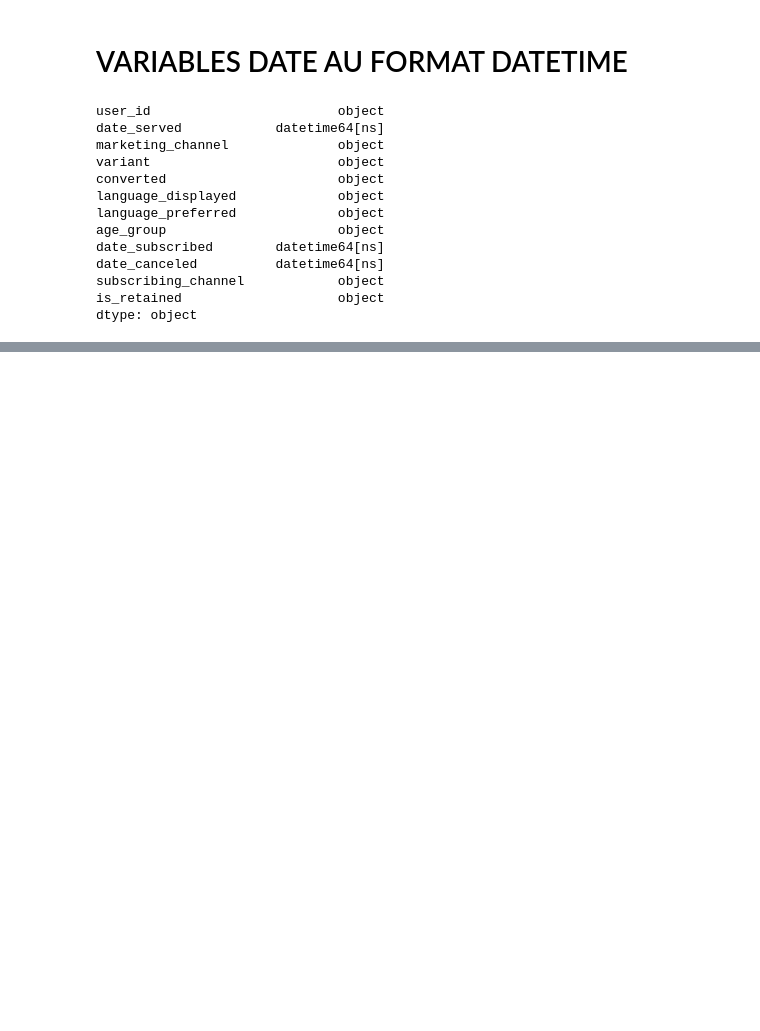
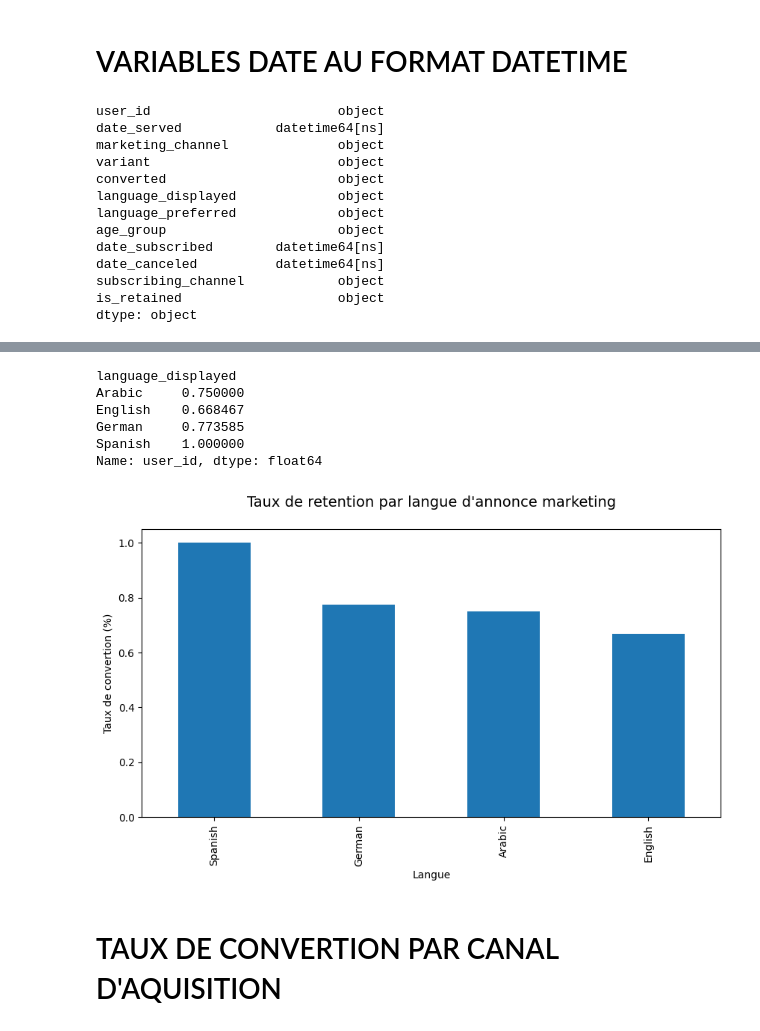
Before and after one commit to compo90/Projet_Analyse_Marketing, a Jupyter notebook: analyse_marketing.ipynb, the cells around one changed output, grey strips where cells are left out. Cells and saved outputs as stored; diff of their text form; code cells hidden in the pictures; blank space fills up the shorter version.

```diff
--- a/analyse_marketing.ipynb
+++ b/analyse_marketing.ipynb
@@ -123,0 +238,8 @@ marketing_df.head()
+# %%
+# Calcul du taux de retention global d'un mois
+   #nombres de personnes qui sont restees abonnees
+retained = marketing_df[marketing_df['is_retained']==True]['user_id'].nunique()
+
+  # Taux de retention
+taux_retention_global = retained/n_souscripteurs
+print("Le taux de retention global est de ", round(taux_retention_global*100, 2), '%')
@@ -123,0 +310,9 @@ marketing_df.head()
+# %%
+# Fonction de calcul du taux de retention
+def retention_rate(dataframe, column_names):
+    retained = dataframe[dataframe['is_retained']==True].groupby(column_names)['user_id'].nunique()
+    converted = dataframe[dataframe['converted']==True].groupby(column_names)['user_id'].nunique()
+    retention_rate = retained/converted
+    return retention_rate
+# Appel de la fonction retention_rate
+retention_rate(marketing_df, ['subscribing_channel'])
@@ -123,0 +327,29 @@ marketing_df.head()
+# %%
+# Taux de retentio par langue affichee
+taux_retention_par_langue = retention_rate(marketing_df, ['language_displayed'])
+
+taux_retention_par_langue
+# %% [output]
+language_displayed
+Arabic     0.750000
+English    0.668467
+German     0.773585
+Spanish    1.000000
+Name: user_id, dtype: float64
+# %%
+# Visualisation des resultats
+plt.figure(figsize=(10, 5))
+
+taux_retention_par_langue.sort_values(ascending=False).plot(kind='bar')
+
+plt.title("Taux de retention par langue d'annonce marketing\n", fontsize=14)
+
+plt.xlabel('Langue')
+
+plt.ylabel('Taux de convertion (%)')
+
+plt.show()
+# %% [output]
+[figure, added]
+# %% [markdown]
+# TAUX DE CONVERTION PAR CANAL D'AQUISITION
```
Also changed, not shown: parts of 33 cells of this notebook.
